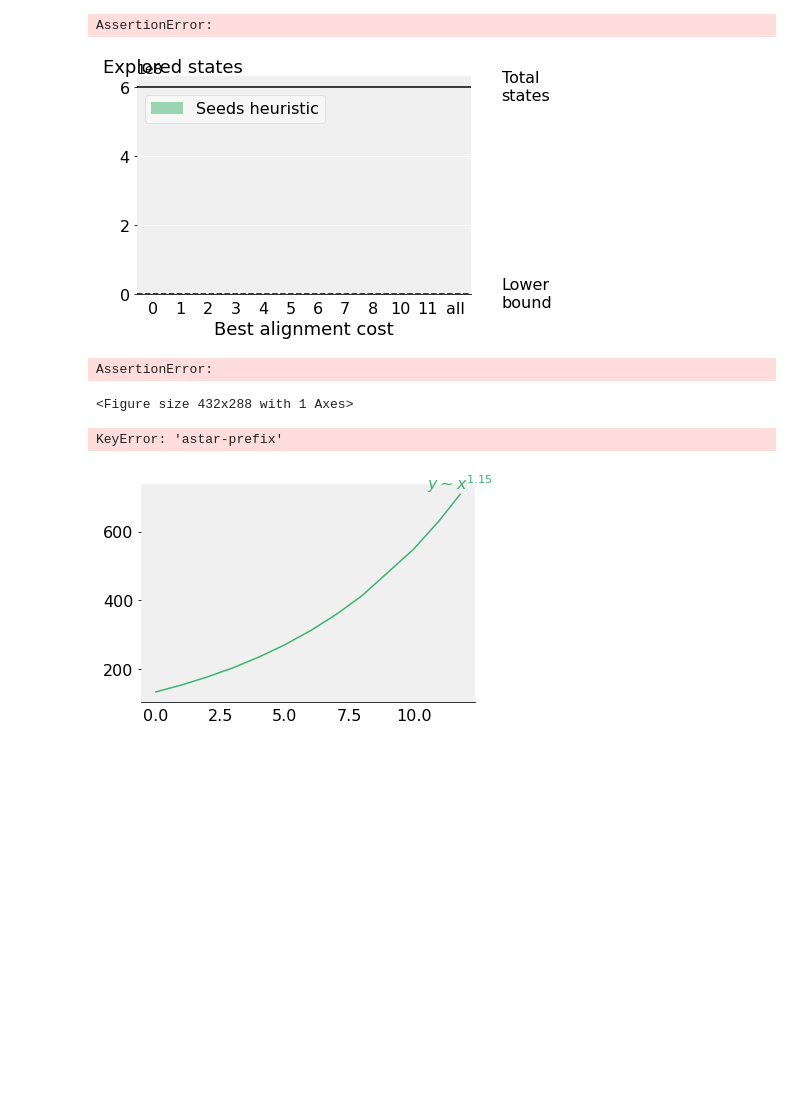
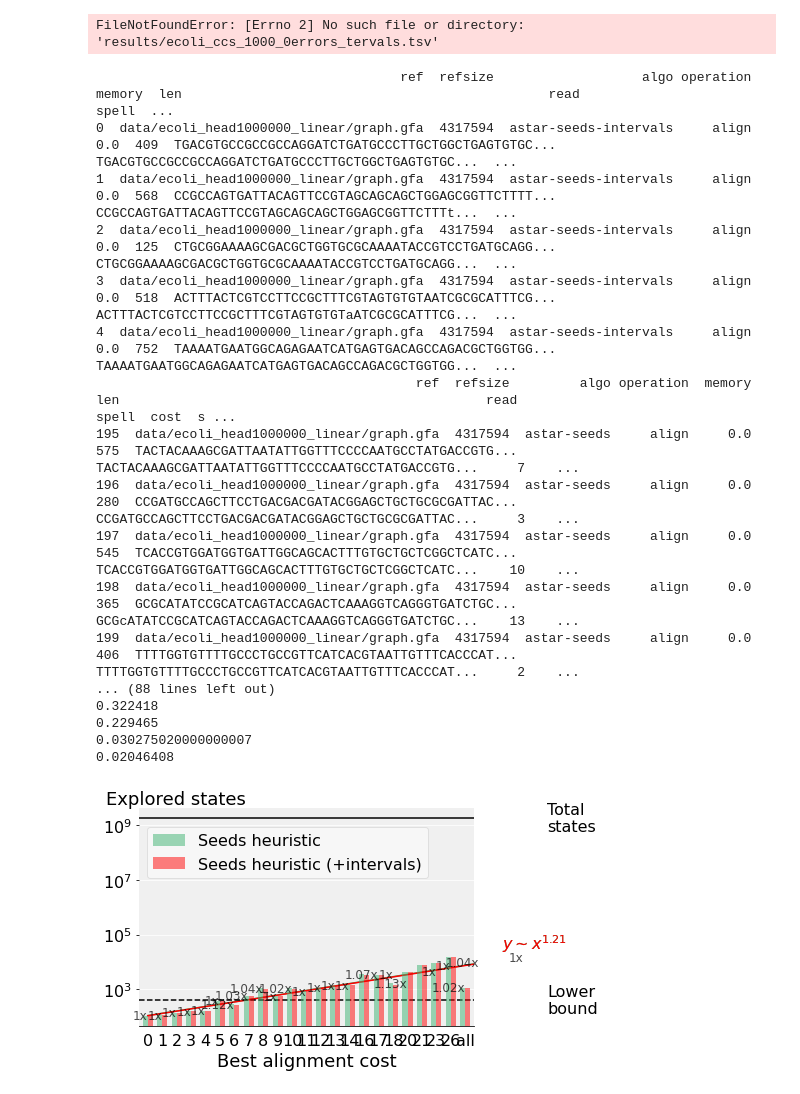
Before and after one commit to eth-sri/astarix, a Jupyter notebook: evals/astar_vs_dijkstra.ipynb, the cells around one changed output. Drawn from its saved outputs; the diff is of its cells as text; code cells hidden in the pictures; blank space fills up the shorter version.

```diff
--- a/evals/astar_vs_dijkstra.ipynb
+++ b/evals/astar_vs_dijkstra.ipynb
@@ -84,10 +84,12 @@ def astar_vs_dijkstra_img(df, x, y, hline, prefix):
 
     # Times
     for index, row in d.iterrows():
-        label = '{0:.3g}x'.format(row["astar-prefix"] / row["astar-seeds"])
+        #print(row["astar-seeds"])
+        #print(row["astar-seeds-intervals"])
+        label = '{0:.3g}x'.format(row["astar-seeds"] / row["astar-seeds-intervals"])
         tmp_x = index if index != 'all' else len(d)-1
         tmp_y = np.exp((np.log(row[0]) + np.log(row[1])) / 2)
-        ax.text(tmp_x, tmp_y, label, ha='right', va='center', size=12, alpha=0.7)
+    #    ax.text(tmp_x, tmp_y, label, ha='right', va='center', size=12, alpha=0.7)
 
     colors = [algo2color(algo) for algo in d.columns]
     d.columns = [ algo2beautiful(col) for col in d.columns ]
@@ -227,18 +229,39 @@ ValueError: On entry to DLASCL parameter number 4 had an illegal value
 # %%
 experiment_name = 'ecoli_ccs300'
 plots_dir = Path('plots')
-df = read_astarix_performance('results/ecoli_ccs_300_0errors.tsv')
+df = read_astarix_performance('results/ecoli_ccs_1000_0errors_tervals.tsv')
 #df = df.append(read_astarix_performance('tmp/ecoli_head1000000_linear_long_clr/astar-default/alignments.tsv'), ignore_index=True)
-draw_one(df, y='explored_states', x='cost', hline=True, prefix=experiment_name, is_log=False)
-draw_one(df, y='t(map)', x='cost', hline=False, prefix=experiment_name, is_log=False)
+draw_one(df, y='explored_states', x='cost', hline=True, prefix=experiment_name, is_log=True)
+draw_one(df, y='t(map)', x='cost', hline=False, prefix=experiment_name, is_log=True)
 # %% [output]
-AssertionError:
+FileNotFoundError: [Errno 2] No such file or directory: 'results/ecoli_ccs_1000_0errors_tervals.tsv'
-[figure, removed]
-AssertionError:
-<Figure size 432x288 with 1 Axes>
 # %%
+experiment_name = 'ecoli_ccs_1000_0errors_intervals_cmp'
+plots_dir = Path('plots')
+df = read_astarix_performance('results/ecoli_ccs_1000_0errors_intervals.tsv')
+df = df.append(read_astarix_performance('results/ecoli_ccs_1000_0errors_nointervals.tsv'), ignore_index=True)
+
+print(df.head())
+print(df.tail())
+
 astar_vs_dijkstra_img(df, y='explored_states', x='cost', hline=True, prefix='heuristic_'+experiment_name)
 astar_vs_dijkstra_img(df, y='t(map)', x='cost', hline=False, prefix='heuristic_'+experiment_name)
 # %% [output]
-KeyError: 'astar-prefix'
+                                       ref  refsize                   algo operation  memory  len                                               read                                              spell  ...
+0  data/ecoli_head1000000_linear/graph.gfa  4317594  astar-seeds-intervals     align     0.0  409  TGACGTGCCGCCGCCAGGATCTGATGCCCTTGCTGGCTGAGTGTGC...  TGACGTGCCGCCGCCAGGATCTGATGCCCTTGCTGGCTGAGTGTGC...  ...
+1  data/ecoli_head1000000_linear/graph.gfa  4317594  astar-seeds-intervals     align     0.0  568  CCGCCAGTGATTACAGTTCCGTAGCAGCAGCTGGAGCGGTTCTTTT...  CCGCCAGTGATTACAGTTCCGTAGCAGCAGCTGGAGCGGTTCTTTt...  ...
+2  data/ecoli_head1000000_linear/graph.gfa  4317594  astar-seeds-intervals     align     0.0  125  CTGCGGAAAAGCGACGCTGGTGCGCAAAATACCGTCCTGATGCAGG...  CTGCGGAAAAGCGACGCTGGTGCGCAAAATACCGTCCTGATGCAGG...  ...
+3  data/ecoli_head1000000_linear/graph.gfa  4317594  astar-seeds-intervals     align     0.0  518  ACTTTACTCGTCCTTCCGCTTTCGTAGTGTGTAATCGCGCATTTCG...  ACTTTACTCGTCCTTCCGCTTTCGTAGTGTGTaATCGCGCATTTCG...  ...
+4  data/ecoli_head1000000_linear/graph.gfa  4317594  astar-seeds-intervals     align     0.0  752  TAAAATGAATGGCAGAGAATCATGAGTGACAGCCAGACGCTGGTGG...  TAAAATGAATGGCAGAGAATCATGAGTGACAGCCAGACGCTGGTGG...  ...
+                                         ref  refsize         algo operation  memory  len                                               read                                              spell  cost  s ...
+195  data/ecoli_head1000000_linear/graph.gfa  4317594  astar-seeds     align     0.0  575  TACTACAAAGCGATTAATATTGGTTTCCCCAATGCCTATGACCGTG...  TACTACAAAGCGATTAATATTGGTTTCCCCAATGCCTATGACCGTG...     7    ...
+196  data/ecoli_head1000000_linear/graph.gfa  4317594  astar-seeds     align     0.0  280  CCGATGCCAGCTTCCTGACGACGATACGGAGCTGCTGCGCGATTAC...  CCGATGCCAGCTTCCTGACGACGATACGGAGCTGCTGCGCGATTAC...     3    ...
+197  data/ecoli_head1000000_linear/graph.gfa  4317594  astar-seeds     align     0.0  545  TCACCGTGGATGGTGATTGGCAGCACTTTGTGCTGCTCGGCTCATC...  TCACCGTGGATGGTGATTGGCAGCACTTTGTGCTGCTCGGCTCATC...    10    ...
+198  data/ecoli_head1000000_linear/graph.gfa  4317594  astar-seeds     align     0.0  365  GCGCATATCCGCATCAGTACCAGACTCAAAGGTCAGGGTGATCTGC...  GCGcATATCCGCATCAGTACCAGACTCAAAGGTCAGGGTGATCTGC...    13    ...
+199  data/ecoli_head1000000_linear/graph.gfa  4317594  astar-seeds     align     0.0  406  TTTTGGTGTTTTGCCCTGCCGTTCATCACGTAATTGTTTCACCCAT...  TTTTGGTGTTTTGCCCTGCCGTTCATCACGTAATTGTTTCACCCAT...     2    ...
+... (88 lines left out)
+0.322418
+0.229465
+0.030275020000000007
+0.02046408
-[figure, old version]
+[figure, new version]
```
Also changed, not shown: parts of 3 cells of this notebook, 2 other files.
